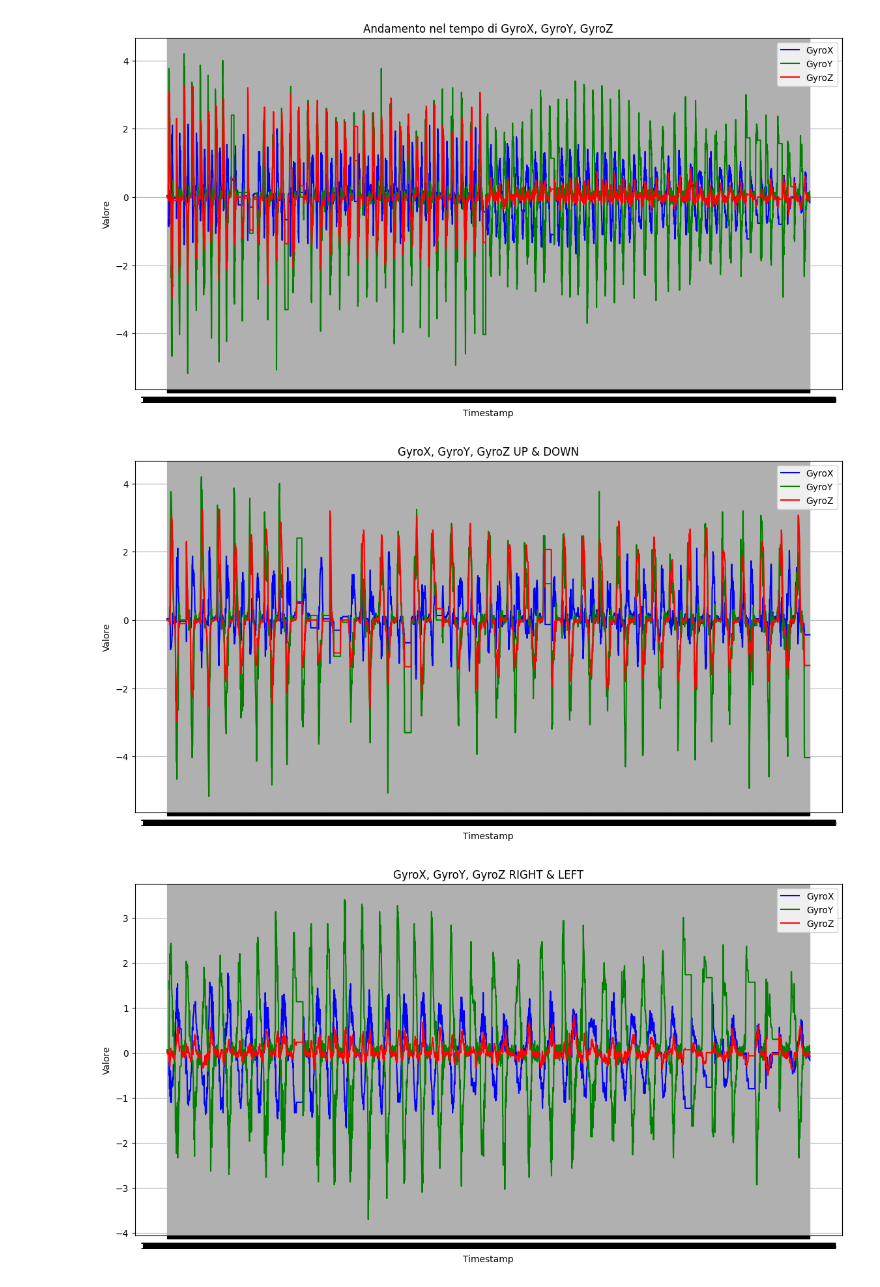
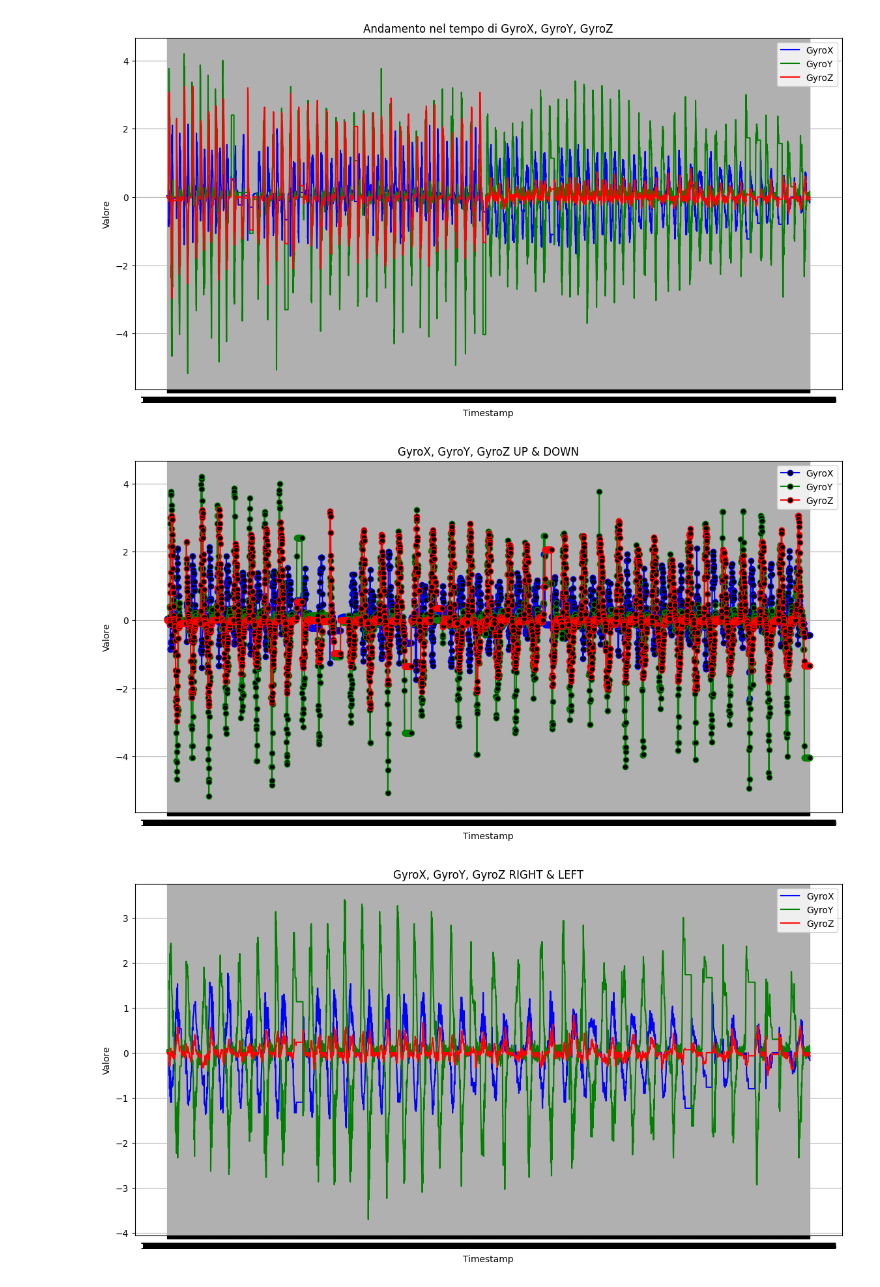
Before and after one commit to WillSant01/SmartSenseML, a Jupyter notebook: william/william.ipynb, the cells around one changed output. Drawn from its saved outputs; the diff is of its cells as text; code cells hidden in the pictures.

```diff
--- a/william/william.ipynb
+++ b/william/william.ipynb
@@ -4,10 +4,10 @@ import numpy as np
 import matplotlib.pyplot as plt
 import seaborn as sns
 # %%
-df_up_down = pd.read_csv("UP/1.csv", index_col=1)
+df_up_down = pd.read_csv(r"C:\Users\WilliamSanteramo\OneDrive - ITS Angelo Rizzoli\Documenti\UFS\15 IoT\SmartSenseML\UP\1.csv", index_col=1)
 df_up_down.drop('Unnamed: 0', axis=1, inplace=True)
 
-df_right_left = pd.read_csv("UP/2.csv", index_col=1)
+df_right_left = pd.read_csv(r"C:\Users\WilliamSanteramo\OneDrive - ITS Angelo Rizzoli\Documenti\UFS\15 IoT\SmartSenseML\UP\1.csv", index_col=1)
 df_right_left.drop('Unnamed: 0', axis=1, inplace=True)
 
 print(df_up_down.head())
@@ -69,19 +69,19 @@ plt.show()
 [figure]
 # %%
 plt.figure(figsize=(14, 7))
-plt.plot(df_up_down.index, df_up_down['GyroX'], label='GyroX', color='blue')
-plt.plot(df_up_down.index, df_up_down['GyroY'], label='GyroY', color='green')
-plt.plot(df_up_down.index, df_up_down['GyroZ'], label='GyroZ', color='red')
+plt.plot(df_up_down.index, df_up_down['GyroX'], label='GyroX', color='blue', marker='o', markerfacecolor='black')
+plt.plot(df_up_down.index, df_up_down['GyroY'], label='GyroY', color='green', marker='o', markerfacecolor='black')
+plt.plot(df_up_down.index, df_up_down['GyroZ'], label='GyroZ', color='red', marker='o', markerfacecolor='black')
 
 plt.xlabel('Timestamp')
 plt.ylabel('Valore')
 plt.title('GyroX, GyroY, GyroZ UP & DOWN')
 plt.legend()
 plt.grid(True)
 
 plt.show()
 # %% [output]
-[figure, old version]
+[figure, new version]
 # %%
 plt.figure(figsize=(14, 7))
 plt.plot(df_right_left.index, df_right_left['GyroX'], label='GyroX', color='blue')
```
Also changed, not shown: parts of 2 cells of this notebook, 3 other files.
